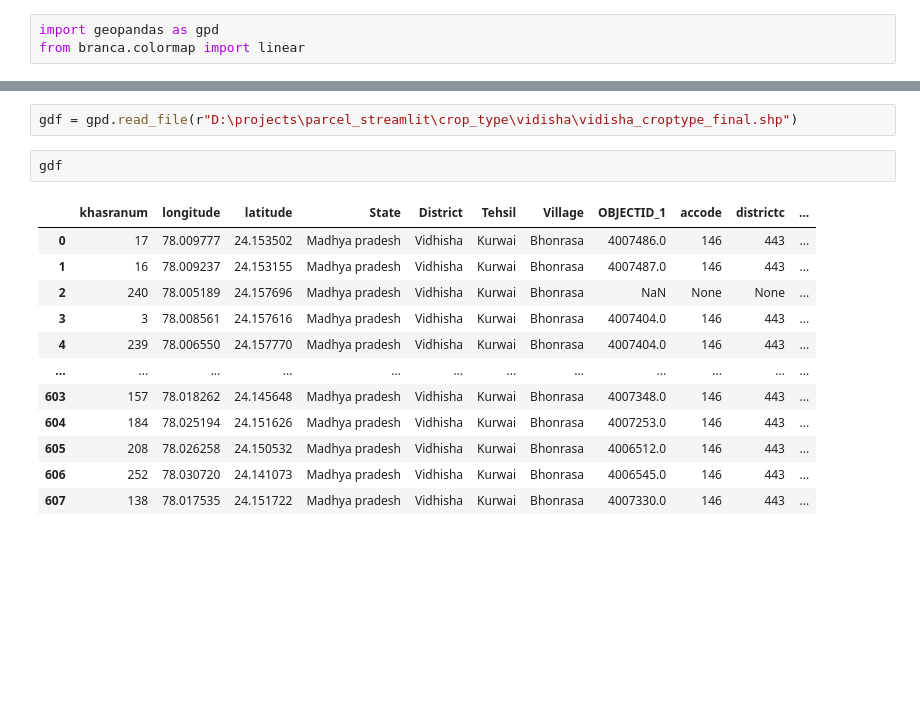
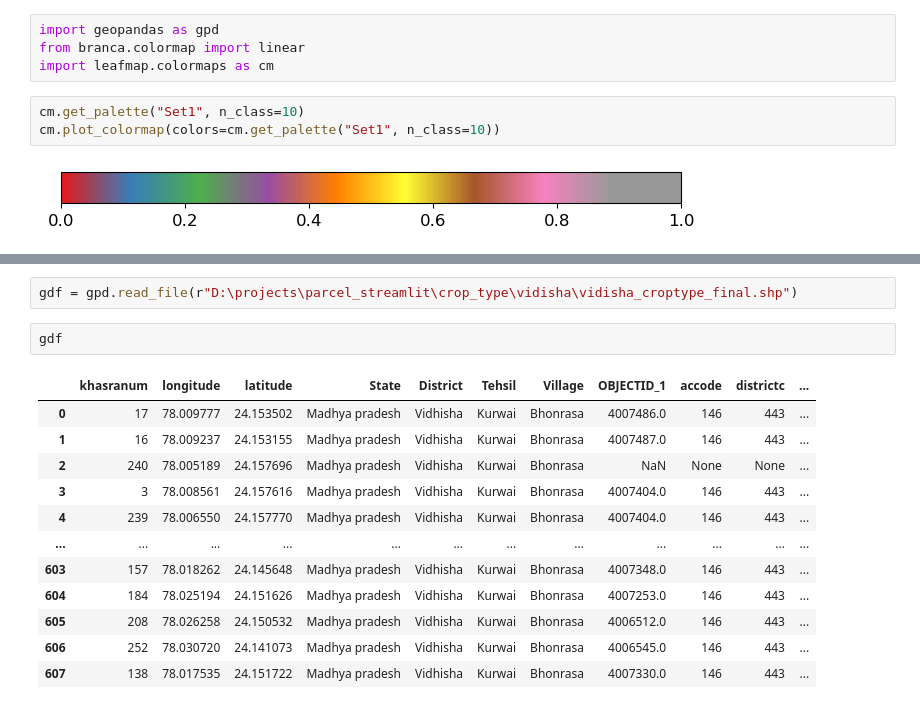
Before and after one commit to davnish/parcel_streamlit, a Jupyter notebook: Untitled.ipynb, the cells around one changed output, grey strips where cells are left out. Drawn from its saved outputs; the diff is of its cells as text; blank space fills up the shorter version.

Commit message:
updated with leafmap

```diff
--- a/Untitled.ipynb
+++ b/Untitled.ipynb
@@ -1,3 +1,9 @@
 # %%
 import geopandas as gpd
 from branca.colormap import linear
+import leafmap.colormaps as cm
+# %%
+cm.get_palette("Set1", n_class=10)
+cm.plot_colormap(colors=cm.get_palette("Set1", n_class=10))
+# %% [output]
+[figure, added]
```
Also changed, not shown: parts of 2 cells of this notebook, 50 other files.
